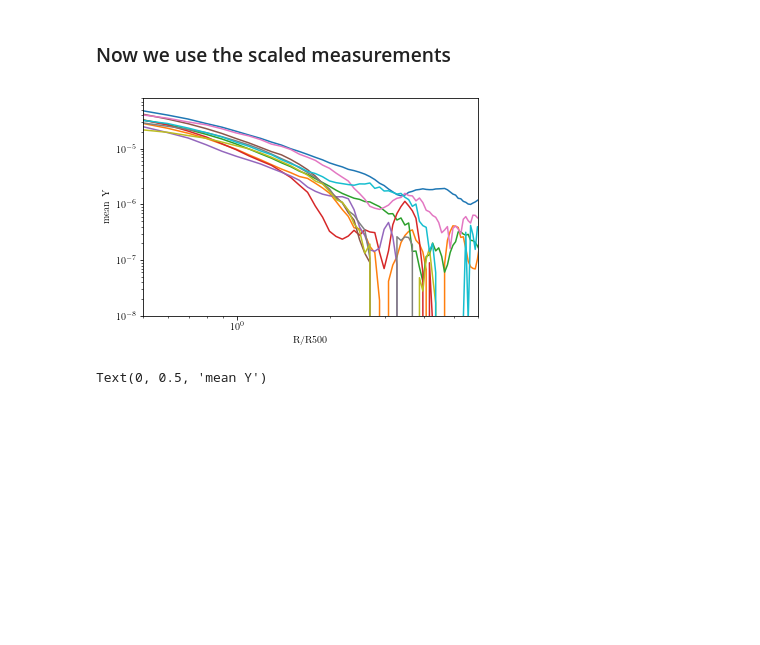
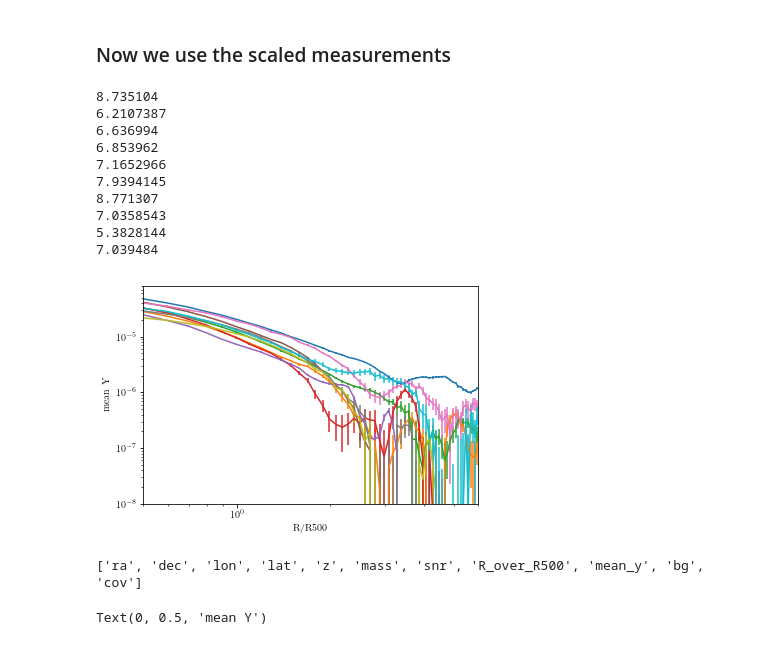
Before and after one commit to chihway/ClusterProfiles, a Jupyter notebook: planck/Stack.ipynb, the cells around one changed output. Drawn from its saved outputs; the diff is of its cells as text; code cells hidden in the pictures; blank space fills up the shorter version.

```diff
--- a/planck/Stack.ipynb
+++ b/planck/Stack.ipynb
@@ -27,18 +27,24 @@ cosmo = FlatLambdaCDM(H0=100*h0, Om0=Om0)
 from astropy import units as u
 
 # first cluster has SZ mass M, assume SZ mass scales with M500, assume know R500 for first cluster is 18 arcmin
-def M500_to_R500m(mass, z, cosmo):
+def M500m_to_R500m(mass, z, cosmo):
     rho_m_z = cosmo.Om(z)*cosmo.critical_density(z)
     mass_units = mass*u.Msun
     R500m = ((mass_units/(500.*4.*np.pi*rho_m_z/3.))**(1./3.)).to('Mpc')
     return R500m.value
 
-R500_MSZ = M500_to_R500m(data_file0['mass']*10**14, data_file0['z'], cosmo)
+def M500c_to_R500c(mass, z, cosmo):
+    rho_c_z = cosmo.critical_density(z)
+    mass_units = mass*u.Msun
+    R500c = ((mass_units/(500.*4.*np.pi*rho_c_z/3.))**(1./3.)).to('Mpc')
+    return R500c.value
+
+R500_MSZ = M500c_to_R500c(data_file0['mass']*10**14, data_file0['z'], cosmo)
 print(R500_MSZ*(1+data_file0['z'])/(18./60/180*np.pi))
 print(cosmo.comoving_distance(data_file0['z']).value)
 Factor = R500_MSZ*(1+data_file0['z'])/(18./60/180*np.pi)/cosmo.comoving_distance(data_file0['z']).value
 
-print(M500_to_R500m(data_file0['mass']*10**14/Factor**3, data_file0['z'], cosmo)*(1+data_file0['z'])/(18./60/180*np.pi))
+print(M500c_to_R500c(data_file0['mass']*10**14/Factor**3, data_file0['z'], cosmo)*(1+data_file0['z'])/(18./60/180*np.pi))
 
 print(Factor)
 # %% [output]
@@ -57,9 +63,9 @@ for i in range(10):
 
     # first cluster has R500=18'
     M1 = data_file['mass']*10**14/Factor**3
-    R500 = (1+data_file['z'])*M500_to_R500m(data_file['mass']*10**14/Factor**3, data_file0['z'], cosmo)/cosmo.comoving_distance(data_file['z']).value /np.pi*180.*60
-#     print(R500)
-    R = data_file['theta'][:N] / R500
+    R500c = (1+data_file['z'])*M500c_to_R500c(data_file['mass']*10**14/Factor**3, data_file0['z'], cosmo)/cosmo.comoving_distance(data_file['z']).value /np.pi*180.*60
+    print(R500c)
+    R = data_file['theta'][:N] / R500c
     mplot.figure(figsize=(15,4))
     mplot.plot([2.86,2.86],[1e-9, 1e-4], color='r', ls='--')
     mplot.plot([1.9,1.9],[1e-9, 1e-4], color='k', ls=':')
@@ -68,7 +74,7 @@ for i in range(10):
     mplot.legend()
     mplot.xscale('log')
     mplot.yscale('log')
-    mplot.xlabel('$R/R_{500}$', fontsize=15)
+    mplot.xlabel('$R/R_{500c}$', fontsize=15)
     mplot.ylabel('$\\langle y  \\rangle$', fontsize=15)
     mplot.xlim(0.6,7)
     mplot.ylim(1e-9, 1e-4)
@@ -121,30 +137,45 @@ for i in range(10):
 # %%
 Mean_Y = []
 Var_Y = []
 
 for i in range(10):
     data_file = np.load('Planck_cluster_bootstrap_scaled_'+str(i)+'.npz')
+    print(data_file['mass'])
     Mean_Y.append(data_file['mean_y'])
     Var_Y.append(np.diag(data_file['cov']))
     R_over_R500 = data_file['R_over_R500']
 
-    mplot.errorbar(R_over_R500,data_file['mean_y'], yerr=np.std(np.diag(data_file['cov'])))
+    mplot.errorbar(R_over_R500, data_file['mean_y'], yerr=np.diag(data_file['cov'])**0.5)
 
 mplot.xscale('log')
 mplot.yscale('log')
 mplot.xlim(0.5,6)
 mplot.ylim(1e-8,8e-5)
 mplot.xlabel('R/R500')
 mplot.ylabel('mean Y')
 
 Mean_Y = np.array(Mean_Y)
 Var_Y = np.array(Var_Y)
 
 w = 1./Var_Y
 stack_Y_mean = np.sum(Mean_Y*w, axis=0)/np.sum(w, axis=0)
 stack_Y_err = (1./np.sum(w, axis=0))**0.5
 # %% [output]
+8.735104
+6.2107387
+6.636994
+6.853962
+7.1652966
+7.9394145
+8.771307
+7.0358543
+5.3828144
+7.039484
-[figure, old version]
+[figure, new version]
+# %%
+print(data_file.files)
+# %% [output]
+['ra', 'dec', 'lon', 'lat', 'z', 'mass', 'snr', 'R_over_R500', 'mean_y', 'bg', 'cov']
 # %%
 mplot.errorbar(R_over_R500,stack_Y_mean, yerr=stack_Y_err)
 mplot.xscale('log')
```
Also changed, not shown: parts of 3 cells of this notebook, 5 other files.
